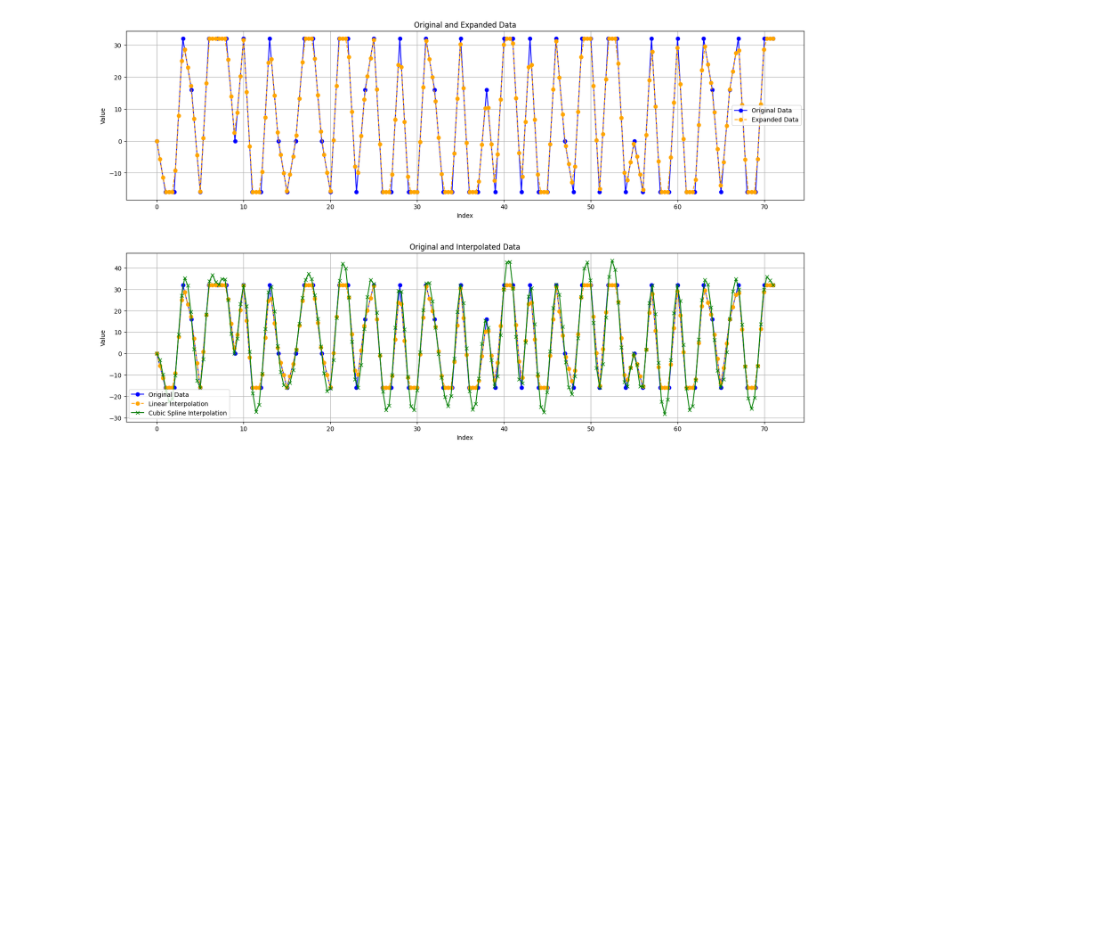
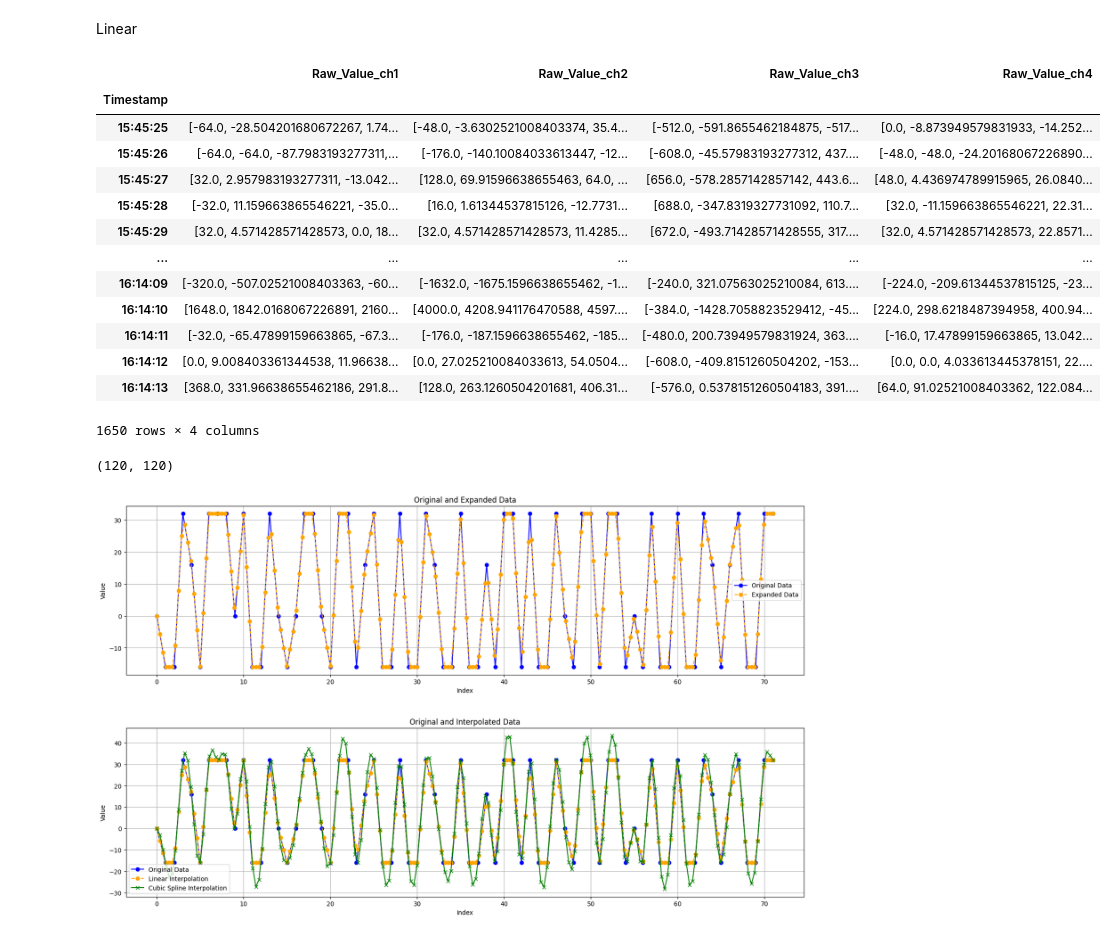
Before and after one commit to Adith-blusim/BP-, a Jupyter notebook: interpolation.ipynb, the cells around one changed output. Drawn from its saved outputs; the diff is of its cells as text; code cells hidden in the pictures; blank space fills up the shorter version.

```diff
--- a/interpolation.ipynb
+++ b/interpolation.ipynb
@@ -3,3 +112,35 @@
+# %% [markdown]
+Linear
+# %%
+from scipy.interpolate import CubicSpline
+def interpolate_to_120(arr):
+
+    x_interp = np.linspace(0, len(arr) - 1, 120)
+    y_interp = np.interp(x_interp, np.arange(len(arr)), arr)
+    return y_interp.tolist()
+df_interpolated = ldf[['Raw_Value_ch1','Raw_Value_ch2','Raw_Value_ch3','Raw_Value_ch4']].applymap(interpolate_to_120)
+df_interpolated
+# %% [output]
+|  | Raw_Value_ch1 | Raw_Value_ch2 | Raw_Value_ch3 | Raw_Value_ch4 |
+| Timestamp |  |  |  |  |
+| 15:45:25 | [-64.0, -28.504201680672267, 1.74... | [-48.0, -3.6302521008403374, 35.4... | [-512.0, -591.8655462184875, -517... | [0.0, -8.873949579831933, -14.252... |
+| 15:45:26 | [-64.0, -64.0, -87.7983193277311,... | [-176.0, -140.10084033613447, -12... | [-608.0, -45.57983193277312, 437.... | [-48.0, -48.0, -24.20168067226890... |
+| 15:45:27 | [32.0, 2.957983193277311, -13.042... | [128.0, 69.91596638655463, 64.0, ... | [656.0, -578.2857142857142, 443.6... | [48.0, 4.436974789915965, 26.0840... |
+| 15:45:28 | [-32.0, 11.159663865546221, -35.0... | [16.0, 1.61344537815126, -12.7731... | [688.0, -347.8319327731092, 110.7... | [32.0, -11.159663865546221, 22.31... |
+| 15:45:29 | [32.0, 4.571428571428573, 0.0, 18... | [32.0, 4.571428571428573, 11.4285... | [672.0, -493.71428571428555, 317.... | [32.0, 4.571428571428573, 22.8571... |
+| ... | ... | ... | ... | ... |
+| 16:14:09 | [-320.0, -507.02521008403363, -60... | [-1632.0, -1675.1596638655462, -1... | [-240.0, 321.07563025210084, 613.... | [-224.0, -209.61344537815125, -23... |
+| 16:14:10 | [1648.0, 1842.0168067226891, 2160... | [4000.0, 4208.941176470588, 4597.... | [-384.0, -1428.7058823529412, -45... | [224.0, 298.6218487394958, 400.94... |
+| 16:14:11 | [-32.0, -65.47899159663865, -67.3... | [-176.0, -187.1596638655462, -185... | [-480.0, 200.73949579831924, 363.... | [-16.0, 17.47899159663865, 13.042... |
+| 16:14:12 | [0.0, 9.008403361344538, 11.96638... | [0.0, 27.025210084033613, 54.0504... | [-608.0, -409.8151260504202, -153... | [0.0, 0.0, 4.033613445378151, 22.... |
+| 16:14:13 | [368.0, 331.96638655462186, 291.8... | [128.0, 263.1260504201681, 406.31... | [-576.0, 0.5378151260504183, 391.... | [64.0, 91.02521008403362, 122.084... |
+1650 rows × 4 columns
+# %%
+minlen = (min(len(x) for x in df_interpolated['Raw_Value_ch1']))
+maxlen = (max(len(x) for x in df_interpolated['Raw_Value_ch1']))
+minlen,maxlen
+# %% [output]
+(120, 120)
 # %%
 import numpy as np
 import matplotlib.pyplot as plt
```
Also changed, not shown: parts of 5 cells of this notebook.
